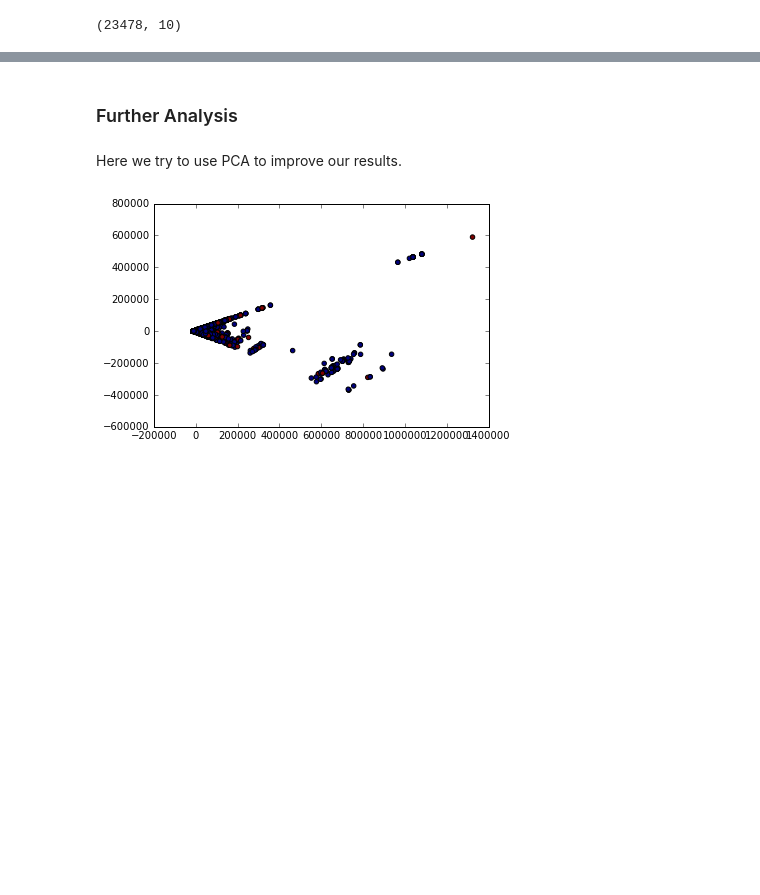
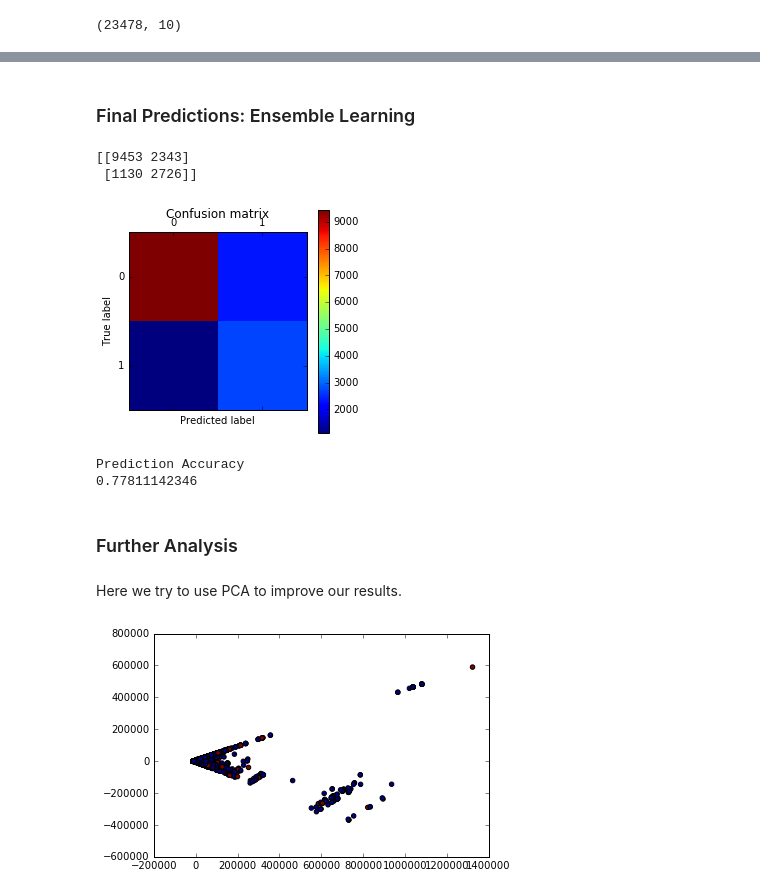
Before and after one commit to awkweb/DS501, a Jupyter notebook: 4/CaseStudy4.ipynb, the cells around one changed output, grey strips where cells are left out. Drawn from its saved outputs; the diff is of its cells as text; code cells hidden in the pictures; blank space fills up the shorter version.

```diff
--- a/4/CaseStudy4.ipynb
+++ b/4/CaseStudy4.ipynb
@@ -647,11 +662,9 @@ time elapsed:  0.656999826431
 # %%
-# Random Forest accuracy and time elapsed caculation
+#Random Forest accuracy and time elapsed caculation
 t2=time()
 print "RandomForest"
 rf = RandomForestClassifier(n_estimators=100,n_jobs=1)
 clf_rf = rf.fit(x_train,y_train)
-print "Acurracy: ", clf_rf.score(x_test,y_test)
-t3=time()
-print "time elapsed: ", t3-t2
+y_predicted_rf = clf_rf.predict(x_test)
 # %% [output]
 RandomForest
@@ -680 +702,4 @@ plt.ylabel('score')
+# %%
+# Make predictions based on the best model above
+y_predicted_knn = KNeighborsClassifier(n_neighbors=7).fit(x_train,y_train).predict(x_test)
 # %%
@@ -697,3 +720,24 @@ plt.show()
+# %% [markdown]
+### Final Predictions: Ensemble Learning
+# %%
+y_predicted = y_predicted_knn + y_predicted_rf
+cm = metrics.confusion_matrix(y_test, y_predicted)
+print(cm)
+plt.matshow(cm)
+plt.title('Confusion matrix')
+plt.colorbar()
+plt.ylabel('True label')
+plt.xlabel('Predicted label')
+plt.show()
+
+print 'Prediction Accuracy'
+print (cm[0,0]+cm[1,1])/float(cm[0,0] + cm[0,1] + cm[1,0] + cm[1,1])
+# %% [output]
+[[9453 2343]
+ [1130 2726]]
+[figure, added]
+Prediction Accuracy
+0.77811142346
 # %% [markdown]
 ### Further Analysis
 # %% [markdown]
```
Also changed, not shown: parts of 87 cells of this notebook.
